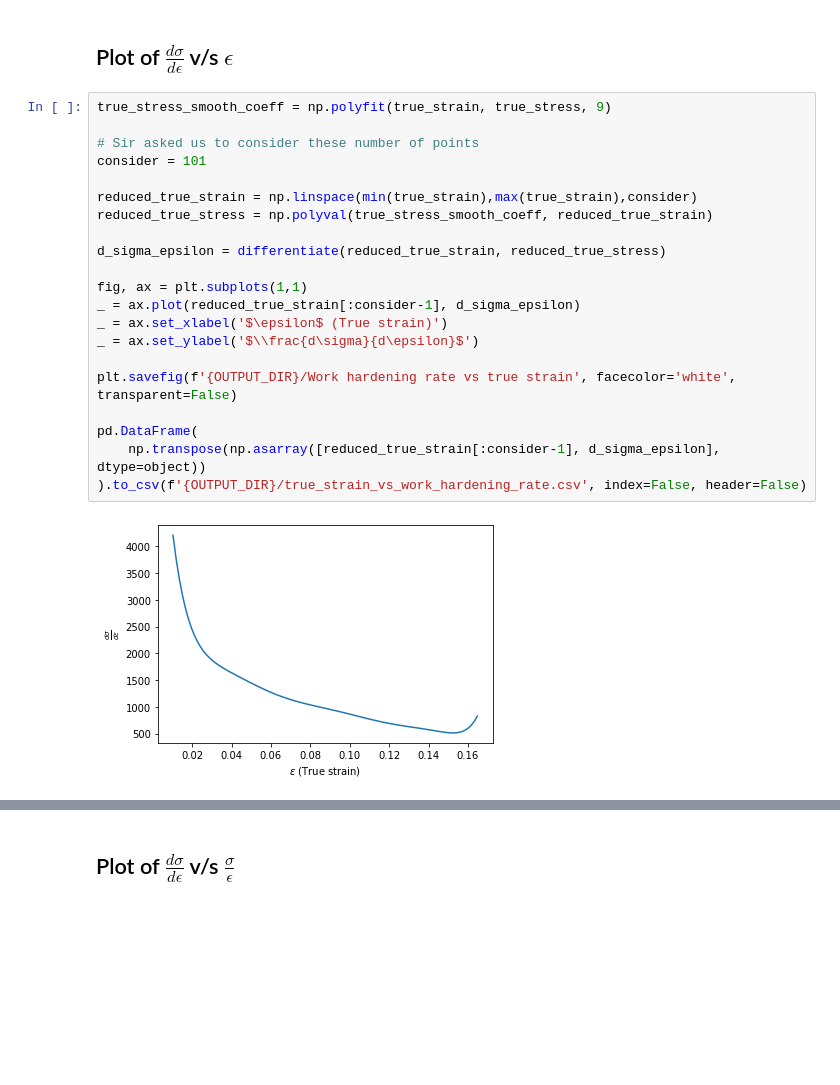
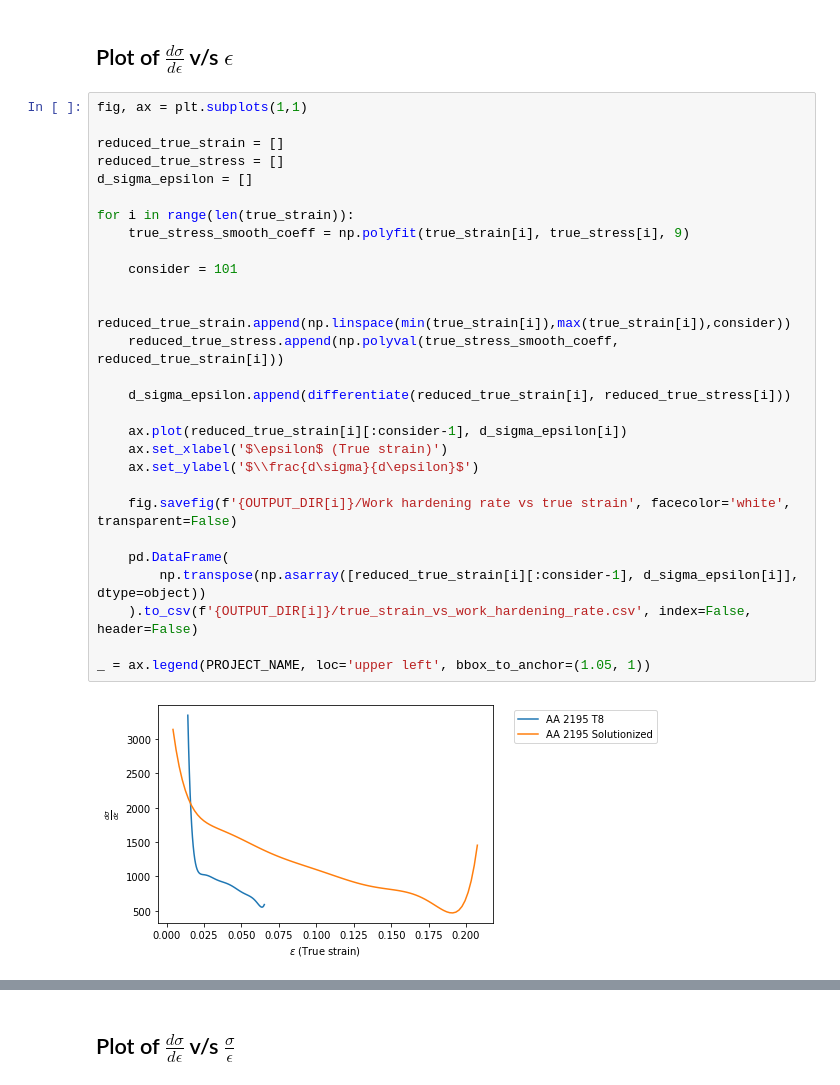
Before and after one commit to algomaster99/meta-btp, a Jupyter notebook: hollomon_curves.ipynb, the cells around one changed output, grey strips where cells are left out. Drawn from its saved outputs; the diff is of its cells as text; blank space fills up the shorter version.

```diff
--- a/hollomon_curves.ipynb
+++ b/hollomon_curves.ipynb
@@ -154,28 +181,35 @@ Accuracy in calculations: 0.9986898750963641
 # %% [markdown]
 ## Plot of $\frac{d\sigma}{d\epsilon}$ v/s $\epsilon$
 # %%
-true_stress_smooth_coeff = np.polyfit(true_strain, true_stress, 9)
+fig, ax = plt.subplots(1,1)
 
-# Sir asked us to consider these number of points
-consider = 101
+reduced_true_strain = []
+reduced_true_stress = []
+d_sigma_epsilon = []
 
-reduced_true_strain = np.linspace(min(true_strain),max(true_strain),consider)
-reduced_true_stress = np.polyval(true_stress_smooth_coeff, reduced_true_strain)
+for i in range(len(true_strain)):
+    true_stress_smooth_coeff = np.polyfit(true_strain[i], true_stress[i], 9)
 
-d_sigma_epsilon = differentiate(reduced_true_strain, reduced_true_stress)
+    consider = 101
 
-fig, ax = plt.subplots(1,1)
-_ = ax.plot(reduced_true_strain[:consider-1], d_sigma_epsilon)
-_ = ax.set_xlabel('$\epsilon$ (True strain)')
-_ = ax.set_ylabel('$\\frac{d\sigma}{d\epsilon}$')
+    reduced_true_strain.append(np.linspace(min(true_strain[i]),max(true_strain[i]),consider))
+    reduced_true_stress.append(np.polyval(true_stress_smooth_coeff, reduced_true_strain[i]))
 
-plt.savefig(f'{OUTPUT_DIR}/Work hardening rate vs true strain', facecolor='white', transparent=False)
+    d_sigma_epsilon.append(differentiate(reduced_true_strain[i], reduced_true_stress[i]))
 
-pd.DataFrame(
-    np.transpose(np.asarray([reduced_true_strain[:consider-1], d_sigma_epsilon], dtype=object))
-).to_csv(f'{OUTPUT_DIR}/true_strain_vs_work_hardening_rate.csv', index=False, header=False)
+    ax.plot(reduced_true_strain[i][:consider-1], d_sigma_epsilon[i])
+    ax.set_xlabel('$\epsilon$ (True strain)')
+    ax.set_ylabel('$\\frac{d\sigma}{d\epsilon}$')
+
+    fig.savefig(f'{OUTPUT_DIR[i]}/Work hardening rate vs true strain', facecolor='white', transparent=False)
+
+    pd.DataFrame(
+        np.transpose(np.asarray([reduced_true_strain[i][:consider-1], d_sigma_epsilon[i]], dtype=object))
+    ).to_csv(f'{OUTPUT_DIR[i]}/true_strain_vs_work_hardening_rate.csv', index=False, header=False)
+
+_ = ax.legend(PROJECT_NAME, loc='upper left', bbox_to_anchor=(1.05, 1))
 # %% [output]
-[figure, old version]
+[figure, new version]
 # %% [markdown]
 Roger Lumley, *Fundamentals of Aluminium Metallurgy: Production, Processing and Applications*, 2011, Page No 311
 
```
Also changed, not shown: parts of 6 cells of this notebook, 5 other files.
